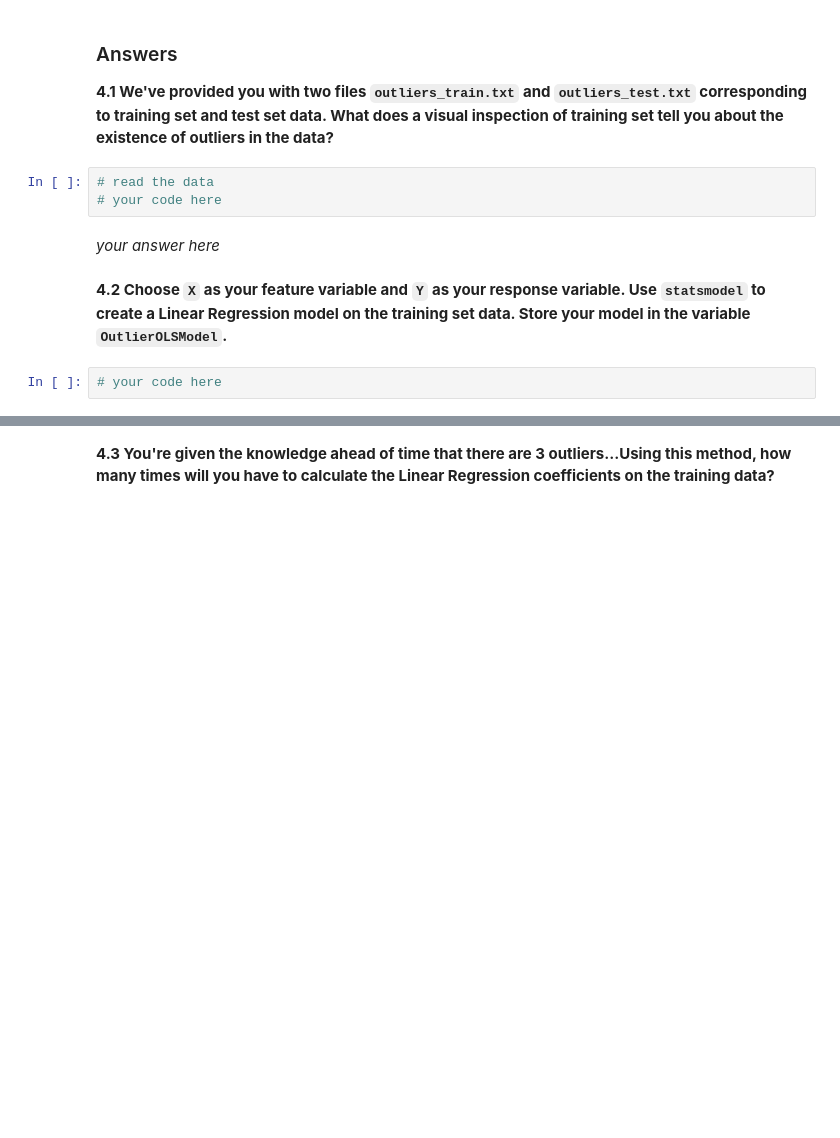
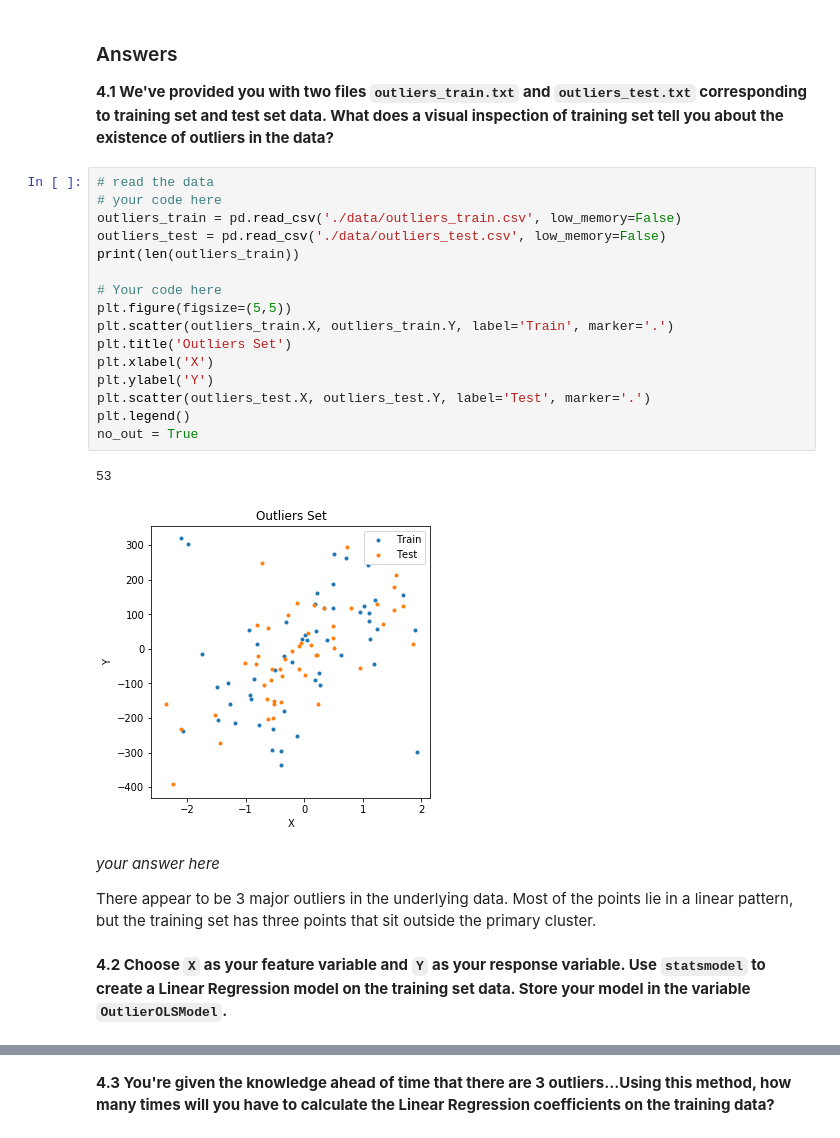
Before and after one commit to kdumontnu/2019-CS109A, a Jupyter notebook: homework/hw2/cs109a_hw2_submit.ipynb, the cells around one changed output, grey strips where cells are left out. Drawn from its saved outputs; the diff is of its cells as text; blank space fills up the shorter version.

```diff
--- a/homework/hw2/cs109a_hw2_submit.ipynb
+++ b/homework/hw2/cs109a_hw2_submit.ipynb
@@ -437,12 +447,28 @@ You may recall from lectures that OLS Linear Regression can be susceptible to ou
 # %% [markdown]
 ### Answers
 **4.1  We've provided you with two files `outliers_train.txt` and `outliers_test.txt` corresponding to training set and test set data.  What does a visual inspection of training set tell you about the existence of outliers in the data?**
-# %%
-# read the data
-# your code here
-# %% [markdown]
-*your answer here*
+# %%
+# read the data
+# your code here
+outliers_train = pd.read_csv('./data/outliers_train.csv', low_memory=False)
+outliers_test = pd.read_csv('./data/outliers_test.csv', low_memory=False)
+print(len(outliers_train))
+
+# Your code here
+plt.figure(figsize=(5,5))
+plt.scatter(outliers_train.X, outliers_train.Y, label='Train', marker='.')
+plt.title('Outliers Set')
+plt.xlabel('X')
+plt.ylabel('Y')
+plt.scatter(outliers_test.X, outliers_test.Y, label='Test', marker='.')
+plt.legend()
+no_out = True
+# %% [output]
+53
+[figure, added]
+# %% [markdown]
+*your answer here*
+
+There appear to be 3 major outliers in the underlying data. Most of the points lie in a linear pattern, but the training set has three points that sit outside the primary cluster.
 # %% [markdown]
 **4.2 Choose `X` as your feature variable and `Y` as your response variable.  Use `statsmodel` to create a Linear Regression model on the training set data.  Store your model in the variable `OutlierOLSModel`.**
-# %%
-# your code here
```
Also changed, not shown: parts of 17 cells of this notebook.
